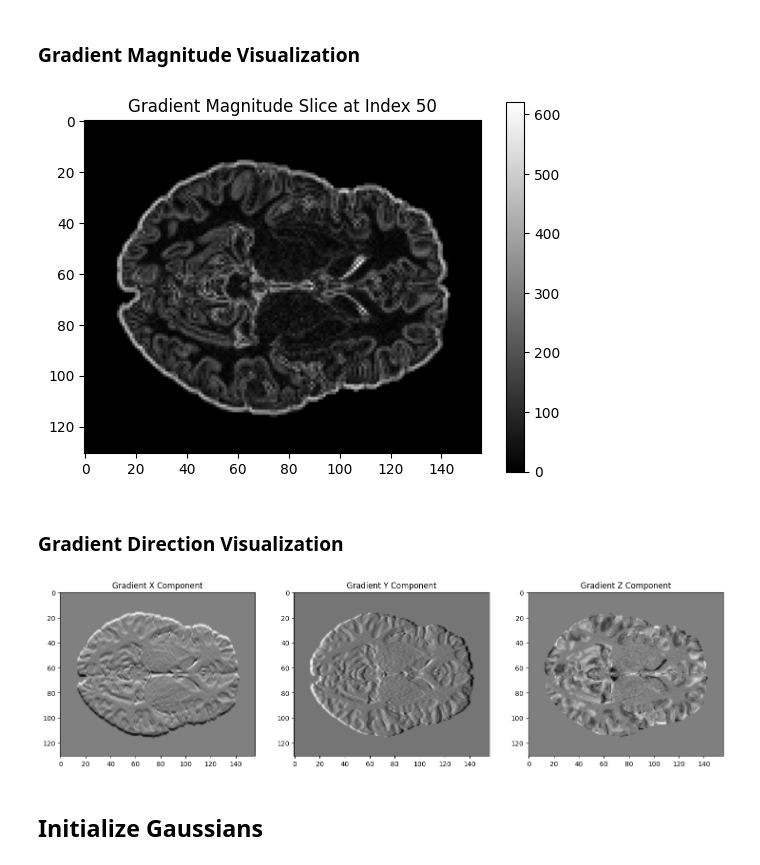
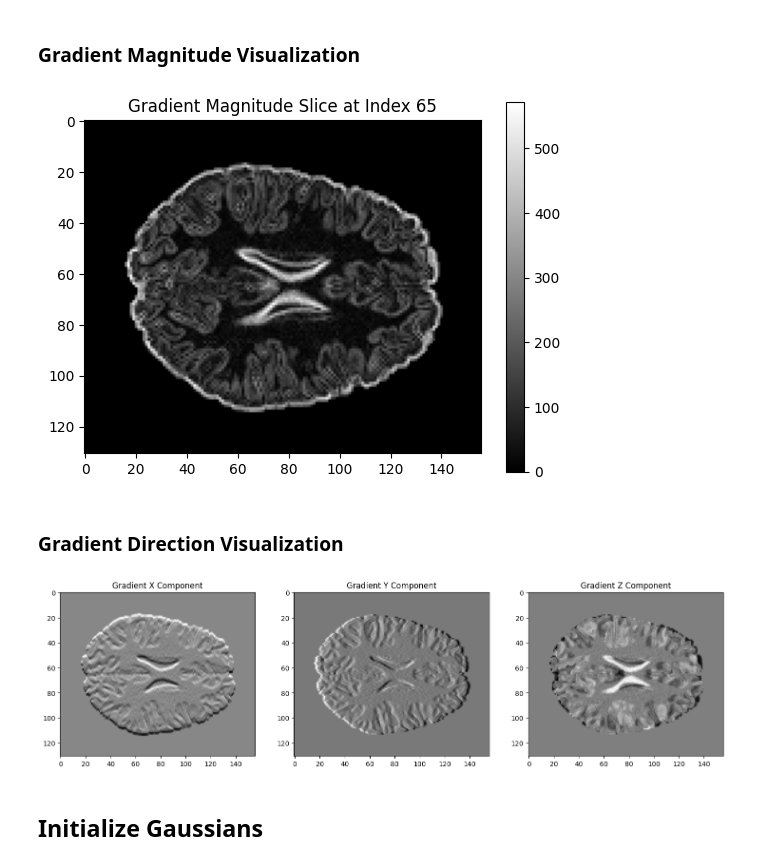
Before and after one commit to florinhegedus/mri_inr, a Jupyter notebook: notebooks/Gaussian.ipynb, the cells around one changed output. Cells and saved outputs as stored; diff of their text form; code cells hidden in the pictures.

```diff
--- a/notebooks/Gaussian.ipynb
+++ b/notebooks/Gaussian.ipynb
@@ -91,10 +91,10 @@ lr_mri.display_relevant_brain_slices()
 # %% [markdown]
 ## Gradients
 # %%
-import numpy as np
-
 # Assuming `mri_volume` is your MRI data as a NumPy array of shape (x, y, z)
 mri_volume = lr_mri.data  # Example MRI volume data
+
+mri_volume = np.where(mri_volume > 0, mri_volume, 0)
 
 # Compute the gradient along each dimension
 grad_x, grad_y, grad_z = np.gradient(mri_volume)
@@ -106,19 +106,16 @@ grad_magnitude = np.sqrt(grad_x**2 + grad_y**2 + grad_z**2)
 # %%
 # Assuming grad_magnitude is computed as shown in the previous example
 # Select a slice to visualize
-slice_index = 50  # Example slice index
+slice_index = mri_volume.shape[2] // 2  # Example slice index
 plt.imshow(grad_magnitude[:, :, slice_index], cmap='gray')
 plt.colorbar()
 plt.title(f'Gradient Magnitude Slice at Index {slice_index}')
 plt.show()
 # %% [output]
-[figure, old version]
+[figure, new version]
 # %% [markdown]
 ### Gradient Direction Visualization
 # %%
-# Choose a slice
-slice_index = 50
-
 # Visualize the x, y, and z components of the gradient
 fig, axes = plt.subplots(1, 3, figsize=(18, 6))
 axes[0].imshow(grad_x[:, :, slice_index], cmap='gray')
@@ -132,7 +129,7 @@ axes[2].set_title('Gradient Z Component')
 
 plt.show()
 # %% [output]
-[figure, old version]
+[figure, new version]
 # %% [markdown]
 ## Initialize Gaussians
 # %%
```
Also changed, not shown: parts of 8 cells of this notebook, 1 other file.
